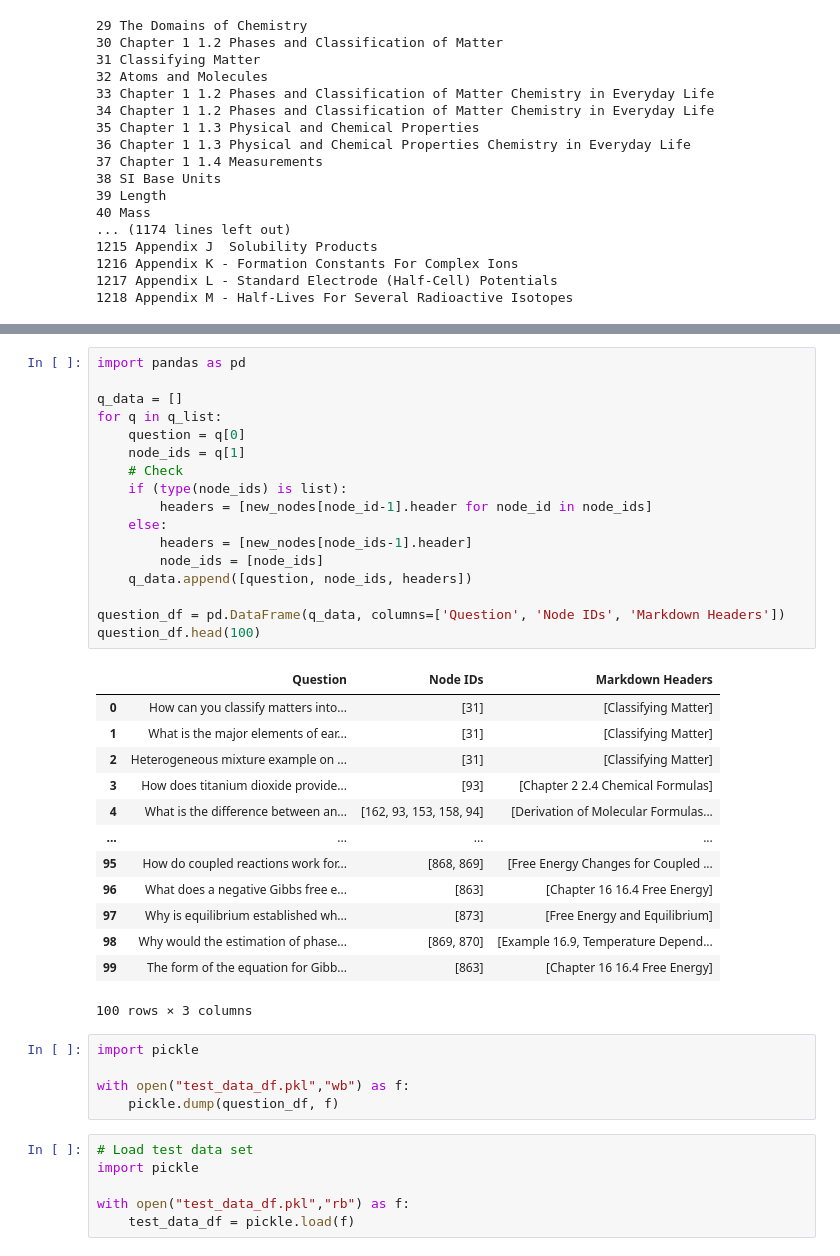
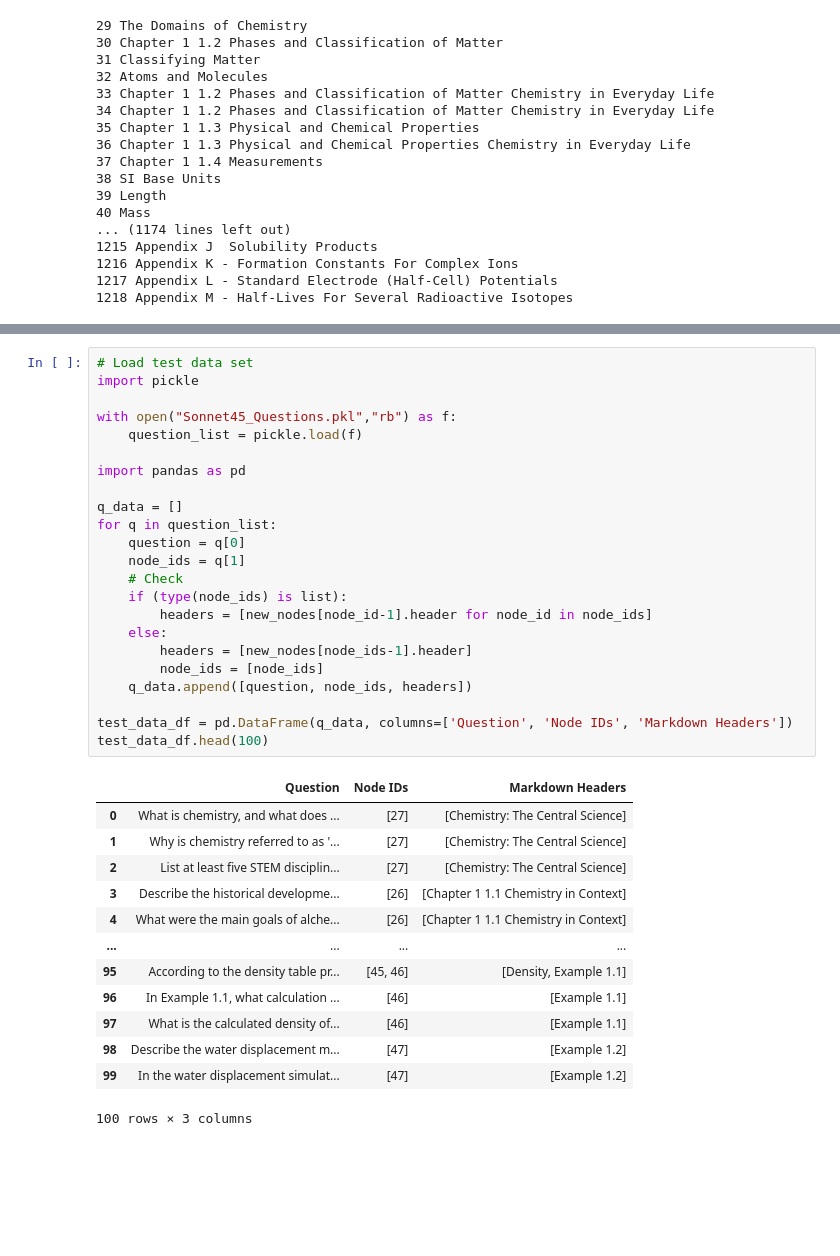
Before and after one commit to auston314/WeMol_Agent, a Jupyter notebook: mcp_kb/qa_agent3.ipynb, the cells around one changed output, grey strips where cells are left out. Cells and saved outputs as stored; diff of their text form; blank space fills up the shorter version.

```diff
--- a/mcp_kb/qa_agent3.ipynb
+++ b/mcp_kb/qa_agent3.ipynb
@@ -376,45 +241,40 @@ print(len(q_list))
-# %%
-import pandas as pd
-
-q_data = []
-for q in q_list:
-    question = q[0]
-    node_ids = q[1]
-    # Check
-    if (type(node_ids) is list):
-        headers = [new_nodes[node_id-1].header for node_id in node_ids]
-    else:
-        headers = [new_nodes[node_ids-1].header]
-        node_ids = [node_ids]
-    q_data.append([question, node_ids, headers])
-
-question_df = pd.DataFrame(q_data, columns=['Question', 'Node IDs', 'Markdown Headers'])
-question_df.head(100)
-# %% [output]
-|  | Question | Node IDs | Markdown Headers |
-| 0 | How can you classify matters into... | [31] | [Classifying Matter] |
-| 1 | What is the major elements of ear... | [31] | [Classifying Matter] |
-| 2 | Heterogeneous mixture example on ... | [31] | [Classifying Matter] |
-| 3 | How does titanium dioxide provide... | [93] | [Chapter 2 2.4 Chemical Formulas] |
-| 4 | What is the difference between an... | [162, 93, 153, 158, 94] | [Derivation of Molecular Formulas... |
-| ... | ... | ... | ... |
-| 95 | How do coupled reactions work for... | [868, 869] | [Free Energy Changes for Coupled ... |
-| 96 | What does a negative Gibbs free e... | [863] | [Chapter 16 16.4 Free Energy] |
-| 97 | Why is equilibrium established wh... | [873] | [Free Energy and Equilibrium] |
-| 98 | Why would the estimation of phase... | [869, 870] | [Example 16.9, Temperature Depend... |
-| 99 | The form of the equation for Gibb... | [863] | [Chapter 16 16.4 Free Energy] |
-100 rows × 3 columns
-# %%
-import pickle
-
-with open("test_data_df.pkl","wb") as f:
-    pickle.dump(question_df, f)
 # %%
 # Load test data set
 import pickle
 
-with open("test_data_df.pkl","rb") as f:
-    test_data_df = pickle.load(f)
+with open("Sonnet45_Questions.pkl","rb") as f:
+    question_list = pickle.load(f)
+
+import pandas as pd
+
+q_data = []
+for q in question_list:
+    question = q[0]
+    node_ids = q[1]
+    # Check
+    if (type(node_ids) is list):
+        headers = [new_nodes[node_id-1].header for node_id in node_ids]
+    else:
+        headers = [new_nodes[node_ids-1].header]
+        node_ids = [node_ids]
+    q_data.append([question, node_ids, headers])
+
+test_data_df = pd.DataFrame(q_data, columns=['Question', 'Node IDs', 'Markdown Headers'])
+test_data_df.head(100)
+# %% [output]
+|  | Question | Node IDs | Markdown Headers |
+| 0 | What is chemistry, and what does ... | [27] | [Chemistry: The Central Science] |
+| 1 | Why is chemistry referred to as '... | [27] | [Chemistry: The Central Science] |
+| 2 | List at least five STEM disciplin... | [27] | [Chemistry: The Central Science] |
+| 3 | Describe the historical developme... | [26] | [Chapter 1 1.1 Chemistry in Context] |
+| 4 | What were the main goals of alche... | [26] | [Chapter 1 1.1 Chemistry in Context] |
+| ... | ... | ... | ... |
+| 95 | According to the density table pr... | [45, 46] | [Density, Example 1.1] |
+| 96 | In Example 1.1, what calculation ... | [46] | [Example 1.1] |
+| 97 | What is the calculated density of... | [46] | [Example 1.1] |
+| 98 | Describe the water displacement m... | [47] | [Example 1.2] |
+| 99 | In the water displacement simulat... | [47] | [Example 1.2] |
+100 rows × 3 columns
 # %%
 # Test customized weights for scoring
 from parameters import (
```
Also changed, not shown: parts of 13 cells of this notebook.
